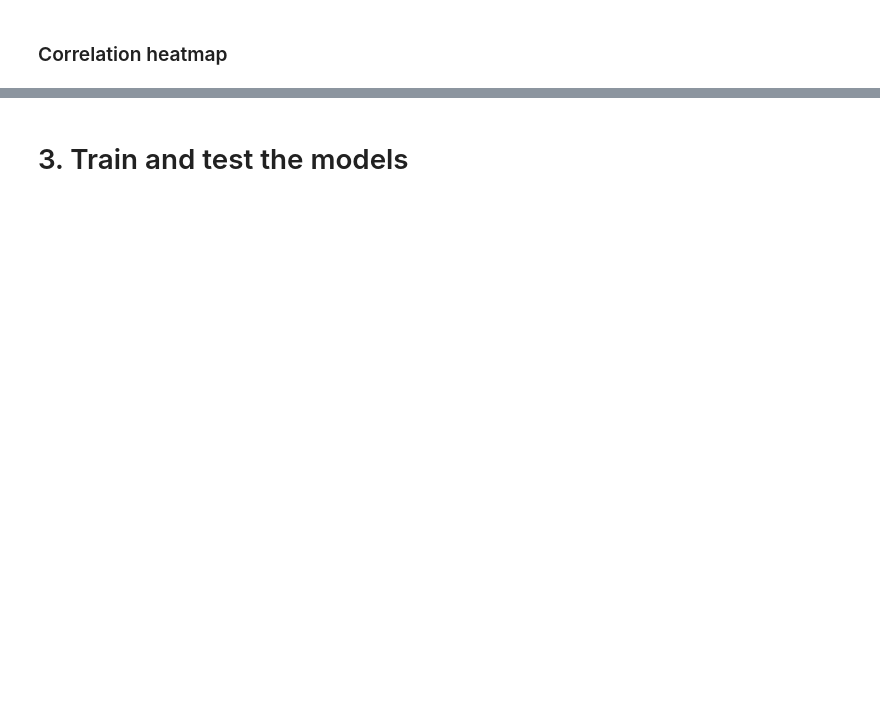
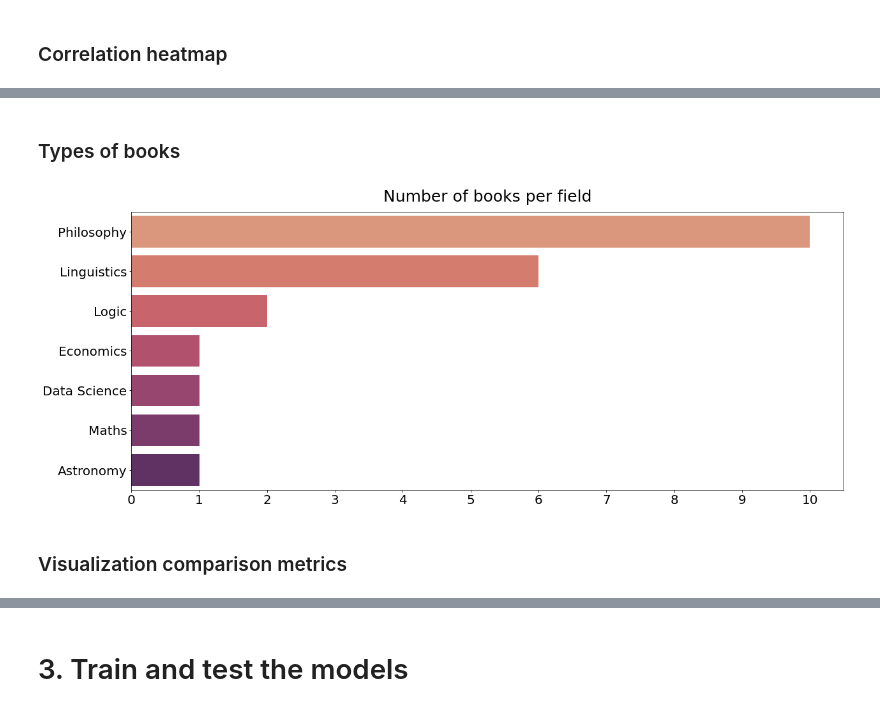
Before and after one commit to bertagrim/index_generator, a Jupyter notebook: src/classification_model.ipynb, the cells around one changed output, grey strips where cells are left out. Cells and saved outputs as stored; diff of their text form; code cells hidden in the pictures; blank space fills up the shorter version.

```diff
--- a/src/classification_model.ipynb
+++ b/src/classification_model.ipynb
@@ -452,2 +469,19 @@ plt.show()
 # %%
 heatmap_s.figure.savefig("../images/heatmap_s.png", bbox_inches="tight")
+# %% [markdown]
+### Types of books
+# %%
+types_books={'Philosophy': 10, 'Linguistics': 6,  'Logic': 2, 'Economics': 1,  'Data Science': 1, 'Maths': 1, 'Astronomy': 1}
+# %%
+keys = list(types_books.keys())
+vals = [types_books[k] for k in keys]
+# %%
+plt.figure(figsize=(20, 8))
+types_of_books=sns.barplot(y=keys, x=vals, palette="flare")
+types_of_books.set_title('Number of books per field', fontdict={'fontsize':25}, pad=16)
+plt.xticks(np.arange(0, 11, 1.0))
+plt.tick_params(axis='y', which='major', labelsize=20)
+plt.tick_params(axis='x', which='major', labelsize=20)
+plt.show()
+# %% [output]
+[figure, added]
@@ -453,0 +490,2 @@ heatmap_s.figure.savefig("../images/heatmap_s.png", bbox_inches="tight")
+# %% [markdown]
+### Visualization comparison metrics
```
Also changed, not shown: parts of 209 cells of this notebook, 3 other files.
